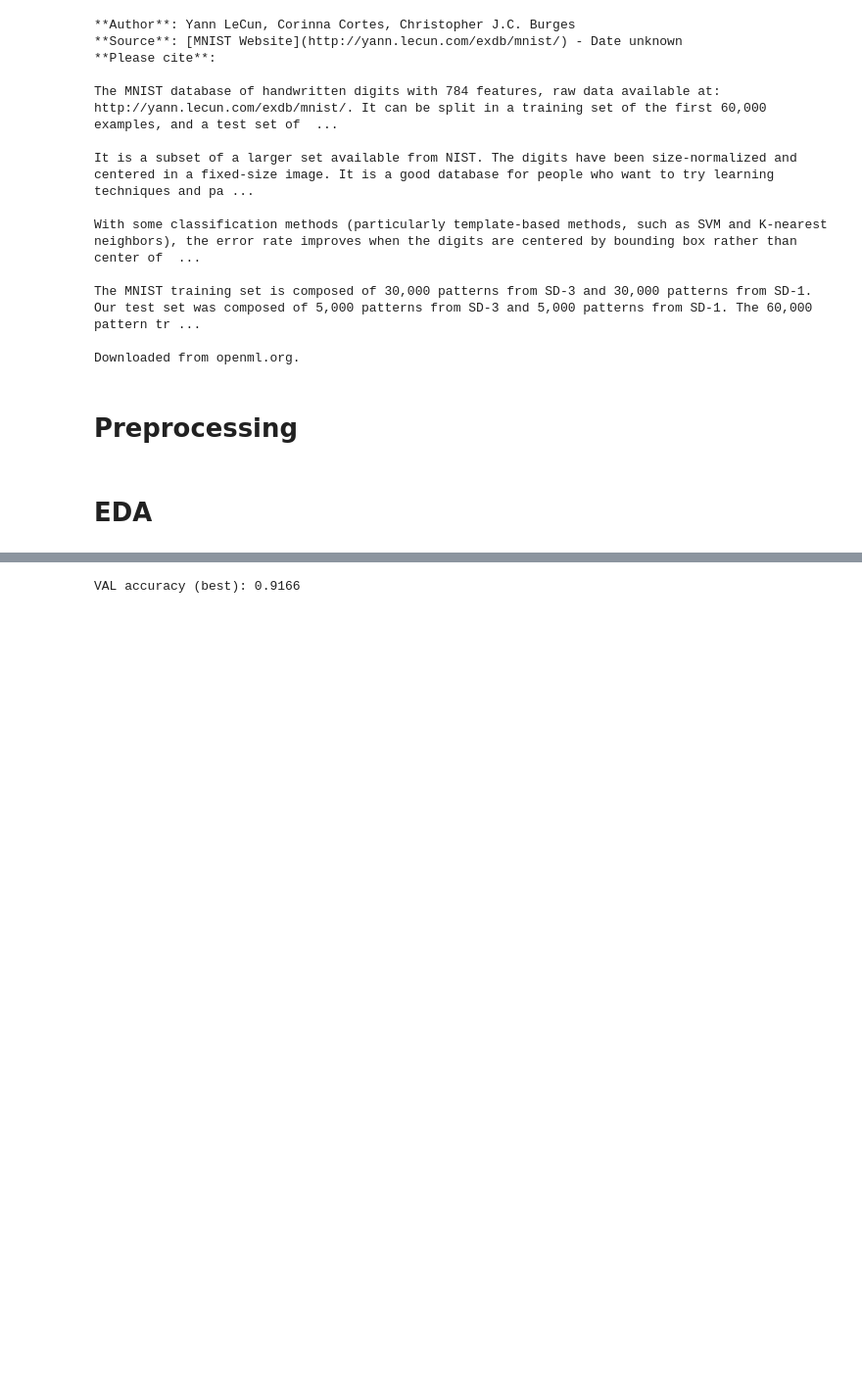
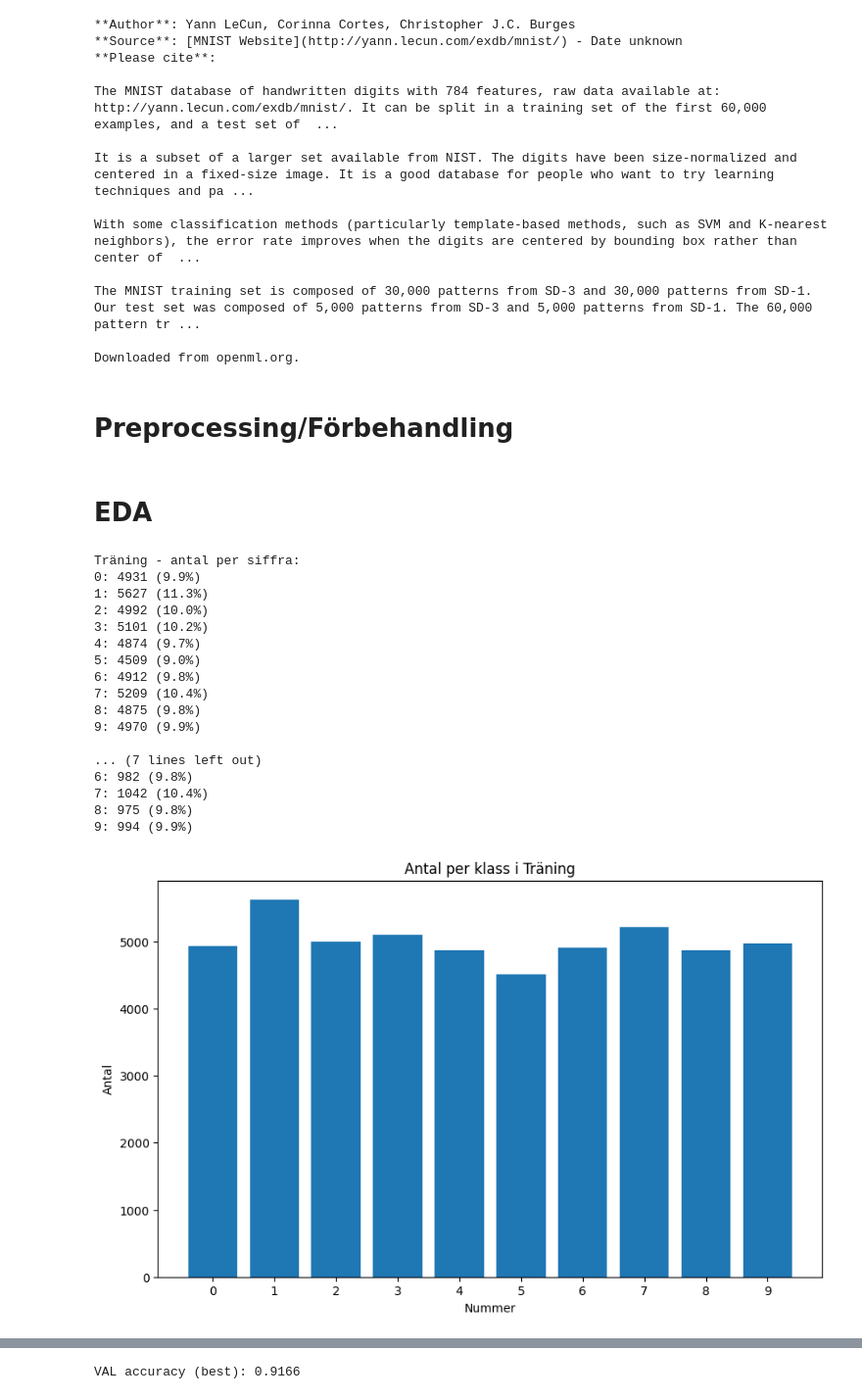
Before and after one commit to josefincarlson/Kunskapskontroll_mnist, a Jupyter notebook: inlamning_josefin_carlson.ipynb, the cells around one changed output, grey strips where cells are left out. Shown at 98% size. Drawn from its saved outputs; the diff is of its cells as text; code cells hidden in the pictures; blank space fills up the shorter version.

```diff
--- a/inlamning_josefin_carlson.ipynb
+++ b/inlamning_josefin_carlson.ipynb
@@ -38,7 +39,7 @@ The MNIST training set is composed of 30,000 patterns from SD-3 and 30,000 patte
 
 Downloaded from openml.org.
 # %% [markdown]
-# Preprocessing
+# __Preprocessing/Förbehandling__
 # %%
 # Delar upp i train, validation, test
 
@@ -47,30 +48,49 @@ X_train, X_val, y_train, y_val = train_test_split(X_train_val, y_train_val, test
 
 preprocessor = StandardScaler()
 # %% [markdown]
-# EDA
+# __EDA__
 # %%
 # Visar fördelning av klasser, antal per siffra på train- och val-data. Ser ut att vara balanserat.
 
 def class_summary(y, name):
     counts = np.bincount(y, minlength=10)
     total = counts.sum()
     pct = counts / total * 100
     print(f"\n{name} - antal per siffra: ")
     for digit in range(10):
         print(f"{digit}: {counts[digit]} ({pct[digit]:.1f}%)")
 
-class_summary(y_train, "Train")
-class_summary(y_val, "Validation")
+class_summary(y_train, "Träning")
+class_summary(y_val, "Validering")
 
 counts_train = np.bincount(y_train, minlength=10)
 
 plt.figure(figsize=(10, 6))
 plt.bar(range(10), counts_train)
 plt.xticks(range(10))
-plt.title("Antal per klass i Train")
-plt.xlabel("Number")
-plt.ylabel("Count")
+plt.title("Antal per klass i Träning")
+plt.xlabel("Nummer")
+plt.ylabel("Antal")
 plt.show()
+# %% [output]
+Träning - antal per siffra:
+0: 4931 (9.9%)
+1: 5627 (11.3%)
+2: 4992 (10.0%)
+3: 5101 (10.2%)
+4: 4874 (9.7%)
+5: 4509 (9.0%)
+6: 4912 (9.8%)
+7: 5209 (10.4%)
+8: 4875 (9.8%)
+9: 4970 (9.9%)
+
+... (7 lines left out)
+6: 982 (9.8%)
+7: 1042 (10.4%)
+8: 975 (9.8%)
+9: 994 (9.9%)
+[figure, added]
 # %%
 # Visar ut slumpade siffror för att undersöka hur data-setet ser ut.
 
```
Also changed, not shown: parts of 26 cells of this notebook, 12 other files.
